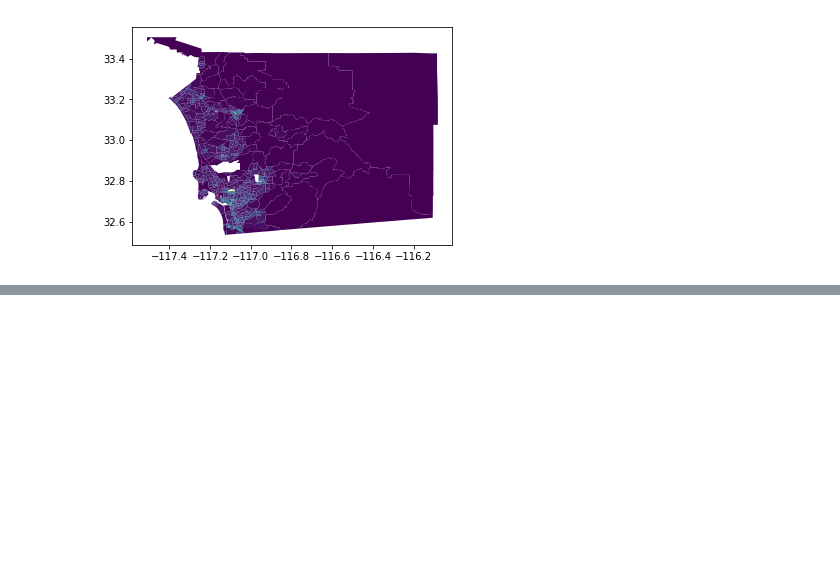
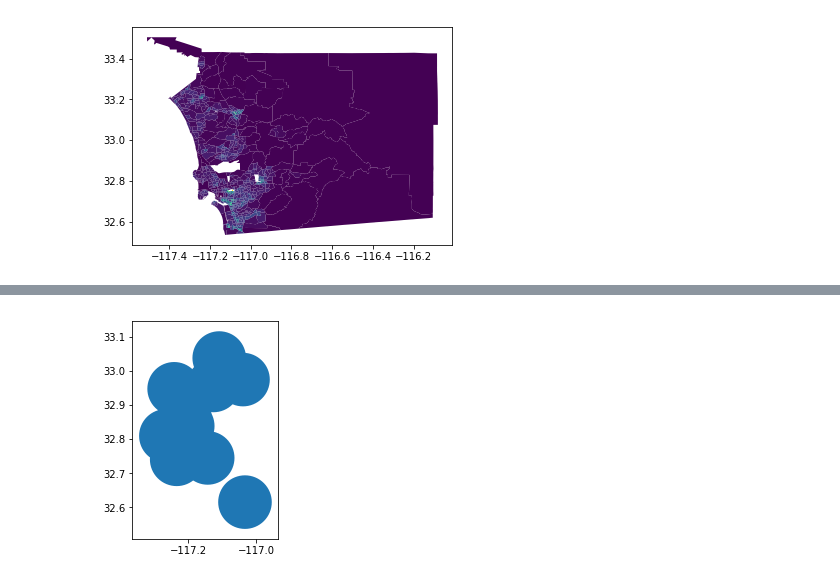
Before and after one commit to sandiegodata-projects/planning-database, a Jupyter notebook: datasets/sandiegodata.org-private_school/notebooks/Analysis.ipynb, the cells around one changed output, grey strips where cells are left out. Cells and saved outputs as stored; diff of their text form; code cells hidden in the pictures; blank space fills up the shorter version.

```diff
--- a/datasets/sandiegodata.org-private_school/notebooks/Analysis.ipynb
+++ b/datasets/sandiegodata.org-private_school/notebooks/Analysis.ipynb
@@ -69,2 +56,38 @@ import fiona; fiona.supported_drivers
 # %%
 gdf.to_csv('students.csv')
+# %%
+location_points = [
+    ('Penasqutios', 32.957789, -117.125824),
+    ('North Poway', 32.975030, -117.039214),
+    ('Bird Rock', 32.8096059823, -117.265816997),
+    ('Otay', 32.6149830452, -117.033413607),
+    ('Ocean Beach', 32.7407613478, -117.234059469),
+    ('North Park', 32.7448502996, -117.142972308),
+    ('4S Del Norte', 33.0383246689, -117.10904655), # Black mountain, Camino Del Norte
+    ('Carmel Valley', 32.947920, -117.241522),
+    ('UTC', 32.874481, -117.211164), # UTC
+    ('PB Portal', 32.803410, -117.226234), #PB Portal
+    ('North Clairemont', 32.838544, -117.201604) # North Clairemont
+]
+
+def one_mi_in_deg():
+    from geopy.distance import lonlat, distance
+    p1 = location_points[0][1:]
+    return 1/((distance(p1, (p1[0],p1[1]+1)).miles + distance(p1, (p1[0]+1,p1[1])).miles )/2)
+
+
+
+dist = 0.075 # About 5 miles in deg
+
+locations_df = pd.DataFrame(location_points,columns='site_name lat lon'.split())
+
+locations_df['id'] = locations_df.index
+
+locations = gpd.GeoDataFrame(locations_df, geometry= [Point(x,y) for n,y,x in location_points ])
+
+buffers = gpd.GeoDataFrame(locations, geometry = locations.buffer( one_mi_in_deg() * 5) )
+buffers.crs = gdf.crs
+buffers.to_csv('/Users/eric/proj/virt-proj/planning/planning-database/datasets/sandiegodata.org-private_school/gis/sites.csv')
+buffers.plot();
+# %% [output]
+[figure, added]
```
Also changed, not shown: parts of 9 cells of this notebook, 4 other files.
